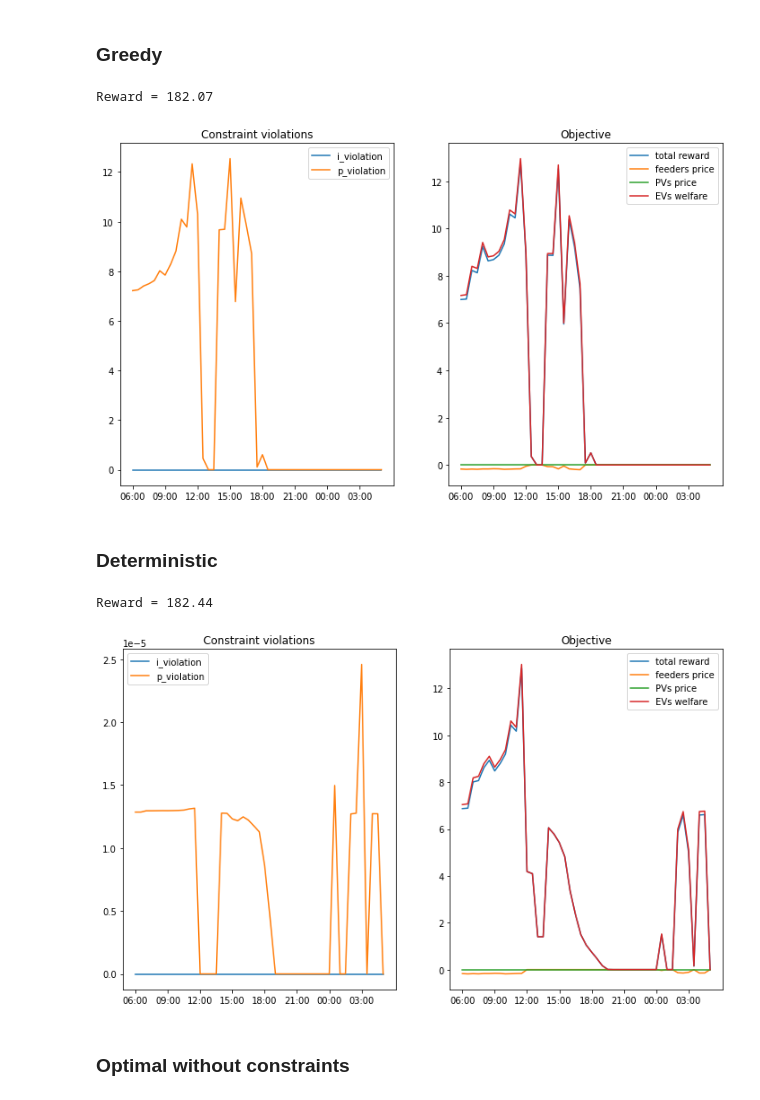
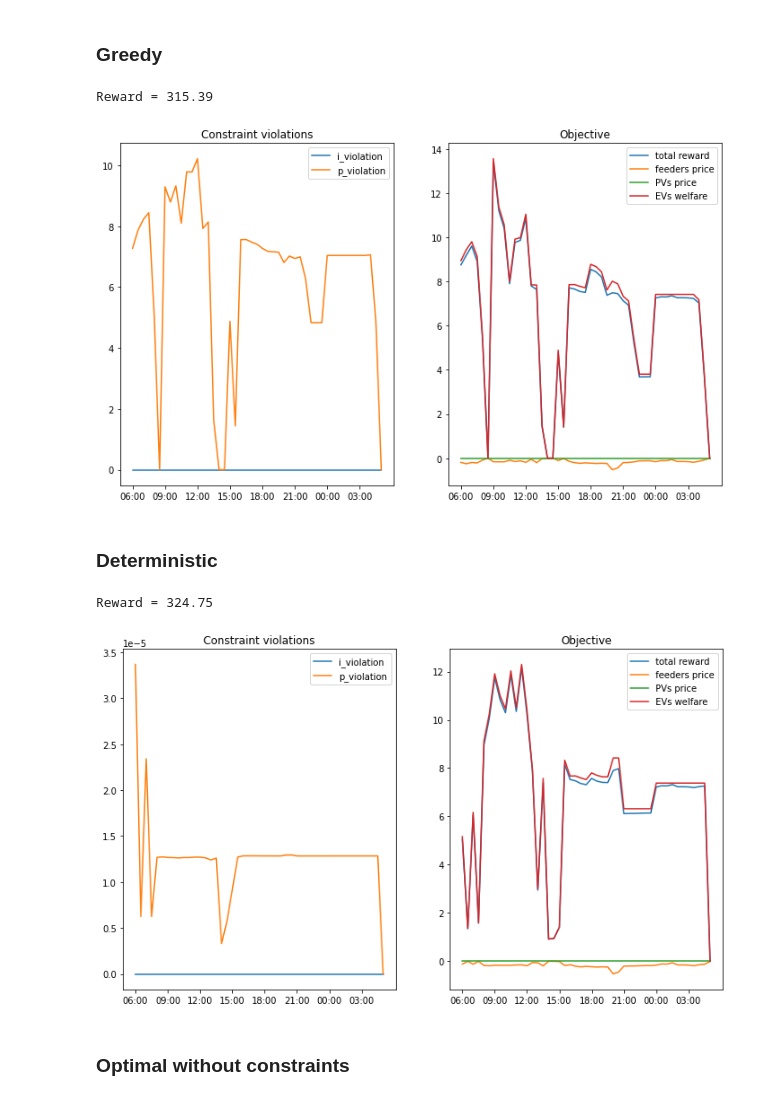
Before and after one commit to V0XNIHILI/RL-EVCP, a Jupyter notebook: notebooks/experiments/sample_run.ipynb, the cells around one changed output. Saved outputs shown, nothing was run; the diff lists cells and outputs as text; code cells hidden in the pictures.

```diff
--- a/notebooks/experiments/sample_run.ipynb
+++ b/notebooks/experiments/sample_run.ipynb
@@ -78,39 +79,39 @@ env = create_env(config, ps_samplers_dict, ps_metadata, canopy_sampler, canopy_m
 # %%
 # Greedy heuristic which solves single-timestep OPF using lossless model
 # It gets higher reward, but violates the power-flow constraints.
 env.use_rescaled_actions = False
 env.normalize_outputs = False
 
-np.random.seed(2204672)
-env.reset(episode_index=24, train=True)
+np.random.seed(6)
+env.reset(episode_index=6, train=True)
 
 results_list = []
 total_reward = 0
 
 while not env.done:
     # print('t=%s' % env.t_str)
 
     state = env.compute_current_state()
     reshaped_state = state.reshape(-1, env.n_devices)
     p_lbs_t, p_ubs_t, v_lbs_t, v_ubs_t, u_t = reshaped_state[0], reshaped_state[1], reshaped_state[2], reshaped_state[3], reshaped_state[4]
     p, v, model = compute_greedy_heuristic(u_t, p_lbs_t, p_ubs_t, v_lbs_t, v_ubs_t,
                                            env.conductance_matrix, env.i_max_matrix,
                                            lossless=True, tee=False)
     action = np.concatenate((p,v), axis=0)
     _, _, _, result = env.step(action)
     total_reward += result['reward']
     results_list.append(result)
 
 print('Reward = %.2f' % total_reward)
 plot_results(env, results_list, figsize=(12, 7))
 # %% [output]
-Reward = 182.07
+Reward = 315.39
-[figure, old version]
+[figure, new version]
 # %% [markdown]
 ### Deterministic
 # %%
-np.random.seed(2204672)
-env.reset(episode_index=24, train=True)
+np.random.seed(6)
+env.reset(episode_index=6, train=True)
 
 p_lbs, p_ubs, v_lbs, v_ubs, u, evs_dict = env.compute_full_state()
 p_det, v_det, model = compute_deterministic_solution(env.dt_min, evs_dict, u[0], p_lbs[0],
@@ -131,8 +132,8 @@ while not env.done:
 print('Reward = %.2f' % total_reward)
 plot_results(env, results_list, figsize=(12, 7))
 # %% [output]
-Reward = 182.44
+Reward = 324.75
-[figure, old version]
+[figure, new version]
 # %% [markdown]
 ### Optimal without constraints
 # %%
```
Also changed, not shown: parts of 4 cells of this notebook.
